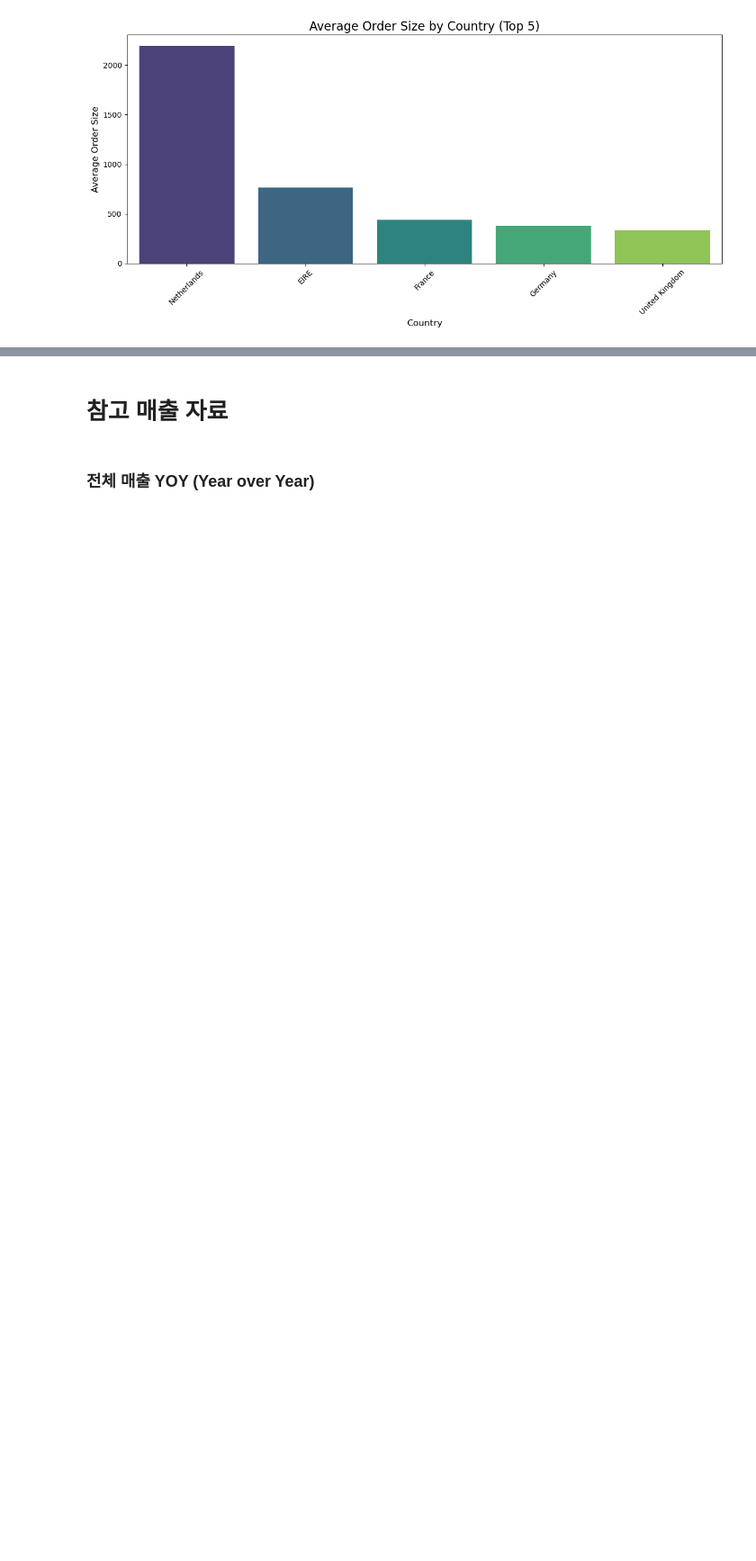
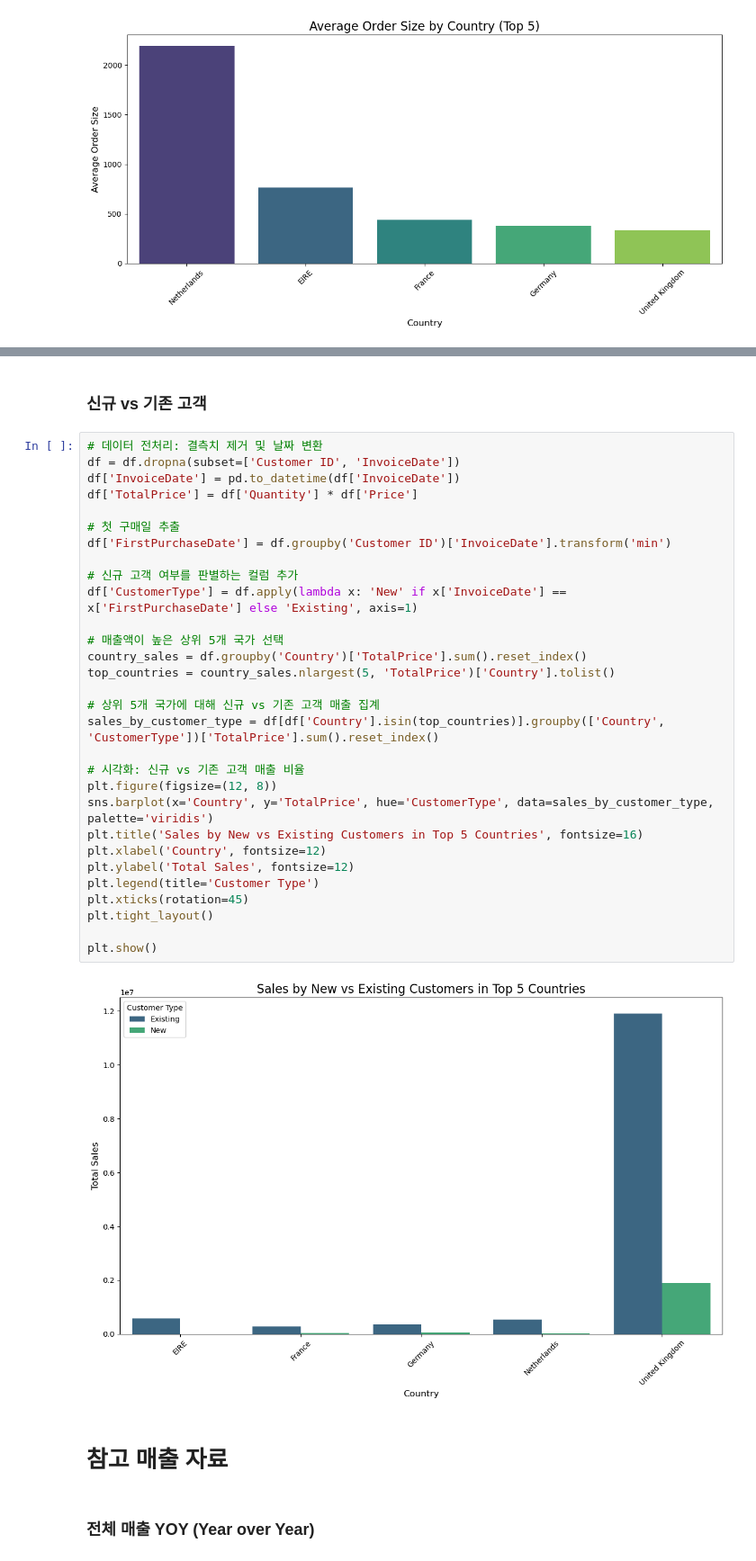
Before and after one commit to Gyuhyeon-Eom/project2, a Jupyter notebook: 국가별_EDA.ipynb, the cells around one changed output, grey strips where cells are left out. Shown at 90% size. Saved outputs shown, nothing was run; the diff lists cells and outputs as text; blank space fills up the shorter version.

```diff
--- a/국가별_EDA.ipynb
+++ b/국가별_EDA.ipynb
@@ -314,3 +316,37 @@ plt.show()
+# %% [markdown]
+### 신규 vs 기존 고객
+# %%
+# 데이터 전처리: 결측치 제거 및 날짜 변환
+df = df.dropna(subset=['Customer ID', 'InvoiceDate'])
+df['InvoiceDate'] = pd.to_datetime(df['InvoiceDate'])
+df['TotalPrice'] = df['Quantity'] * df['Price']
+
+# 첫 구매일 추출
+df['FirstPurchaseDate'] = df.groupby('Customer ID')['InvoiceDate'].transform('min')
+
+# 신규 고객 여부를 판별하는 컬럼 추가
+df['CustomerType'] = df.apply(lambda x: 'New' if x['InvoiceDate'] == x['FirstPurchaseDate'] else 'Existing', axis=1)
+
+# 매출액이 높은 상위 5개 국가 선택
+country_sales = df.groupby('Country')['TotalPrice'].sum().reset_index()
+top_countries = country_sales.nlargest(5, 'TotalPrice')['Country'].tolist()
+
+# 상위 5개 국가에 대해 신규 vs 기존 고객 매출 집계
+sales_by_customer_type = df[df['Country'].isin(top_countries)].groupby(['Country', 'CustomerType'])['TotalPrice'].sum().reset_index()
+
+# 시각화: 신규 vs 기존 고객 매출 비율
+plt.figure(figsize=(12, 8))
+sns.barplot(x='Country', y='TotalPrice', hue='CustomerType', data=sales_by_customer_type, palette='viridis')
+plt.title('Sales by New vs Existing Customers in Top 5 Countries', fontsize=16)
+plt.xlabel('Country', fontsize=12)
+plt.ylabel('Total Sales', fontsize=12)
+plt.legend(title='Customer Type')
+plt.xticks(rotation=45)
+plt.tight_layout()
+
+plt.show()
+# %% [output]
+[figure, added]
 # %% [markdown]
 # 참고 매출 자료
 # %% [markdown]
```
Also changed, not shown: parts of 1 cell of this notebook.
